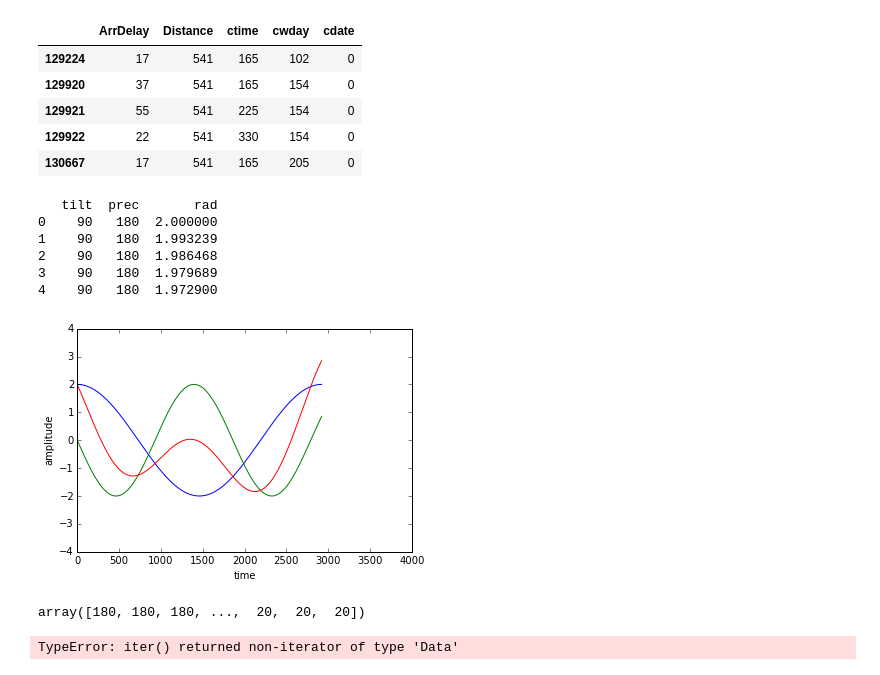
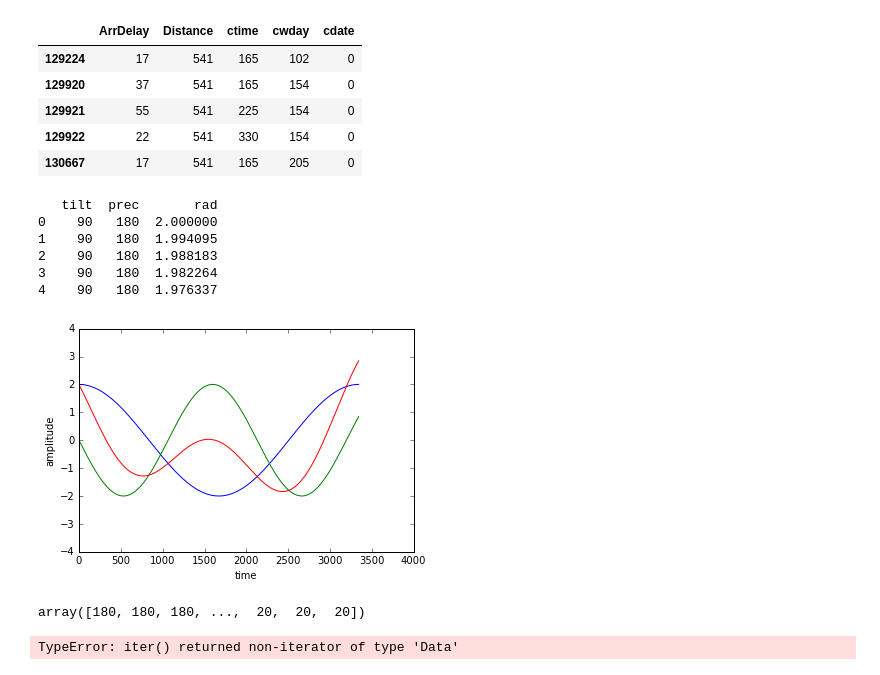
Before and after one commit to monkeybutter/circular_tree, a Jupyter notebook: datasets/delays_hope.ipynb, the cells around one changed output. Saved outputs shown, nothing was run; the diff lists cells and outputs as text; code cells hidden in the pictures.

```diff
--- a/datasets/delays_hope.ipynb
+++ b/datasets/delays_hope.ipynb
@@ -42,39 +42,39 @@ def get_wave(f, A, phi, points):
     t = np.arange(0, points, 1)
     x = t * f
     y = A * np.sin(2 * np.pi * x/points + phi)
     return y, np.remainder(np.degrees(2 * np.pi * x/points + phi), 360).astype(np.int) / 10 * 10
 
 
-points = 365 * 8
+points = 3343
 tilt, tilt_phase = get_wave(1, 2, np.pi/2, points)
 prec, prec_phase = get_wave(1.57, 2, 2*np.pi/2, points)
 
 stack = np.concatenate([tilt_phase[...,np.newaxis], prec_phase[...,np.newaxis],
                         (tilt+prec)[...,np.newaxis]], axis=1)
 
 df = pd.DataFrame(stack, columns=['tilt', 'prec', 'rad'])
 df.to_csv("/Users/pablo/github/circular_tree/datasets/false_hope.csv",
           header=['tilt', 'prec', 'rad'], index=False)
 
 print df.head()
 
 plt.plot(np.arange(0, points, 1), tilt)
 plt.plot(np.arange(0, points, 1), prec)
 plt.plot(np.arange(0, points, 1), prec+tilt)
 plt.axis([0, 4000, -4, 4])
 plt.xlabel('time')
 plt.ylabel('amplitude')
 plt.show()
 
 prec_phase
 # %% [output]
    tilt  prec       rad
 0    90   180  2.000000
-1    90   180  1.993239
-2    90   180  1.986468
-3    90   180  1.979689
-4    90   180  1.972900
+1    90   180  1.994095
+2    90   180  1.988183
+3    90   180  1.982264
+4    90   180  1.976337
-[figure, old version]
+[figure, new version]
 array([180, 180, 180, ...,  20,  20,  20])
 # %%
 import pandas as pd
```
Also changed, not shown: 28 other files.
